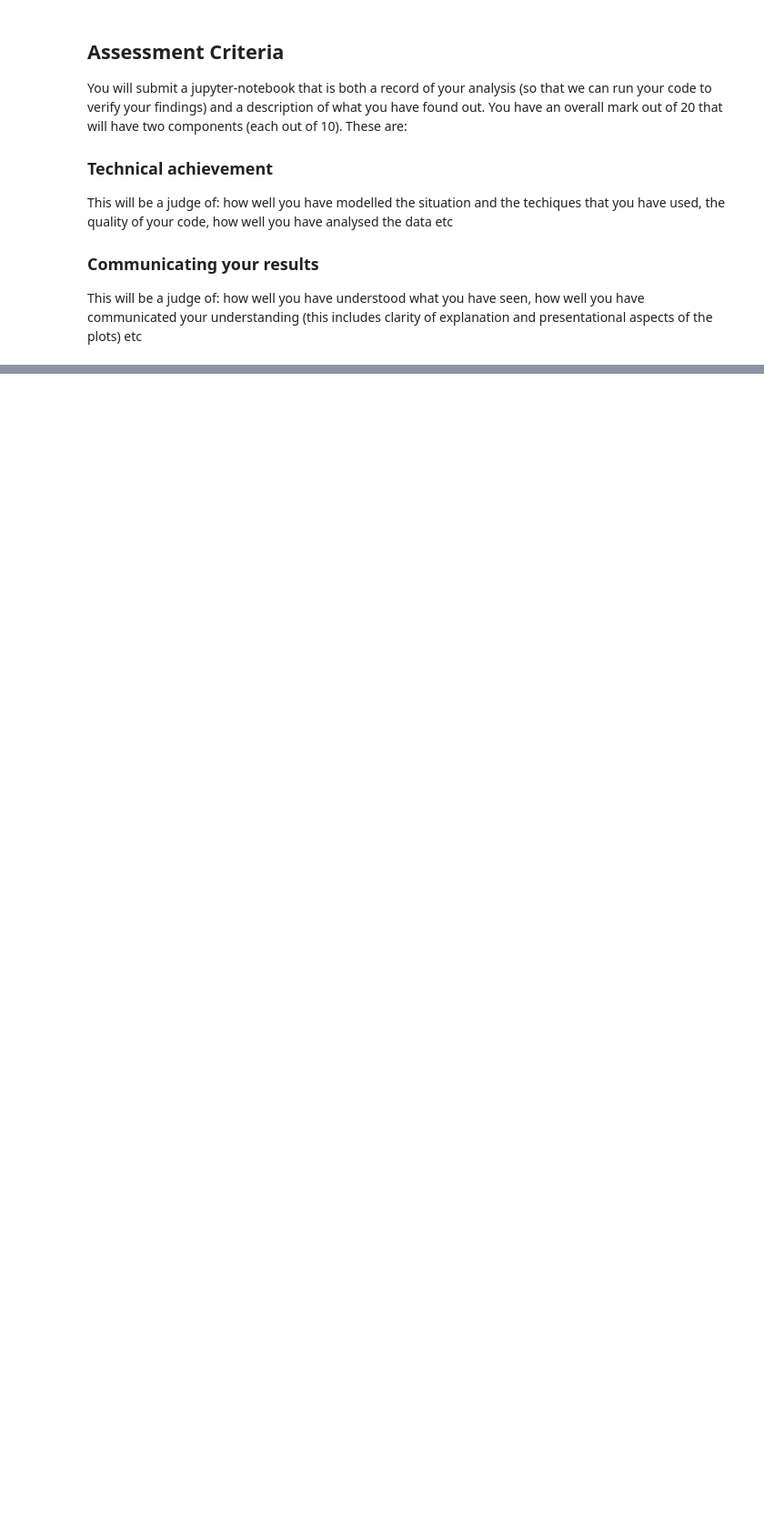
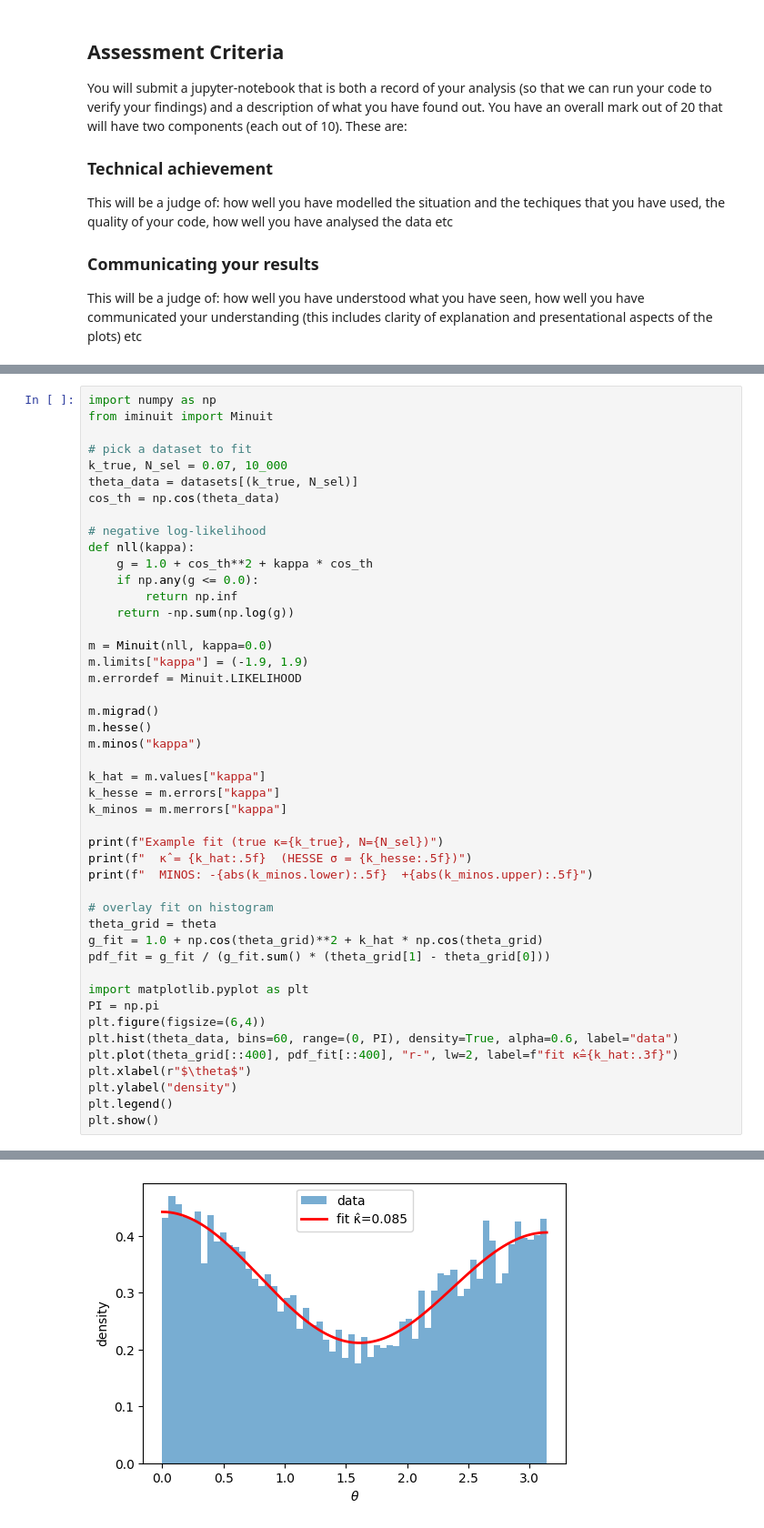
Before and after one commit to IlKoKaIl/Imperial-work, a Jupyter notebook: Applied Machine Learning/Assignments/Ass1.ipynb, the cells around one changed output, grey strips where cells are left out. Shown at 91% size. Saved outputs shown, nothing was run; the diff lists cells and outputs as text; blank space fills up the shorter version.

```diff
--- a/Applied Machine Learning/Assignments/Ass1.ipynb
+++ b/Applied Machine Learning/Assignments/Ass1.ipynb
@@ -29,0 +266,47 @@ This will be a judge of: how well you have understood what you have seen, how we
+# %%
+import numpy as np
+from iminuit import Minuit
+
+# pick a dataset to fit
+k_true, N_sel = 0.07, 10_000
+theta_data = datasets[(k_true, N_sel)]
+cos_th = np.cos(theta_data)
+
+# negative log-likelihood
+def nll(kappa):
+    g = 1.0 + cos_th**2 + kappa * cos_th
+    if np.any(g <= 0.0):
+        return np.inf
+    return -np.sum(np.log(g))
+
+m = Minuit(nll, kappa=0.0)
+m.limits["kappa"] = (-1.9, 1.9)
+m.errordef = Minuit.LIKELIHOOD
+
+m.migrad()
+m.hesse()
+m.minos("kappa")
+
+k_hat = m.values["kappa"]
+k_hesse = m.errors["kappa"]
+k_minos = m.merrors["kappa"]
+
+print(f"Example fit (true κ={k_true}, N={N_sel})")
+print(f"  κ̂ = {k_hat:.5f}  (HESSE σ = {k_hesse:.5f})")
+print(f"  MINOS: -{abs(k_minos.lower):.5f}  +{abs(k_minos.upper):.5f}")
+
+# overlay fit on histogram
+theta_grid = theta
+g_fit = 1.0 + np.cos(theta_grid)**2 + k_hat * np.cos(theta_grid)
+pdf_fit = g_fit / (g_fit.sum() * (theta_grid[1] - theta_grid[0]))
+
+import matplotlib.pyplot as plt
+PI = np.pi
+plt.figure(figsize=(6,4))
+plt.hist(theta_data, bins=60, range=(0, PI), density=True, alpha=0.6, label="data")
+plt.plot(theta_grid[::400], pdf_fit[::400], "r-", lw=2, label=f"fit κ̂={k_hat:.3f}")
+plt.xlabel(r"$\theta$")
+plt.ylabel("density")
+plt.legend()
+plt.show()
+# %% [output]
@@ -29,0 +316 @@ This will be a judge of: how well you have understood what you have seen, how we
+[figure, added]
```
Also changed, not shown: parts of 22 cells of this notebook, 6 other files.
